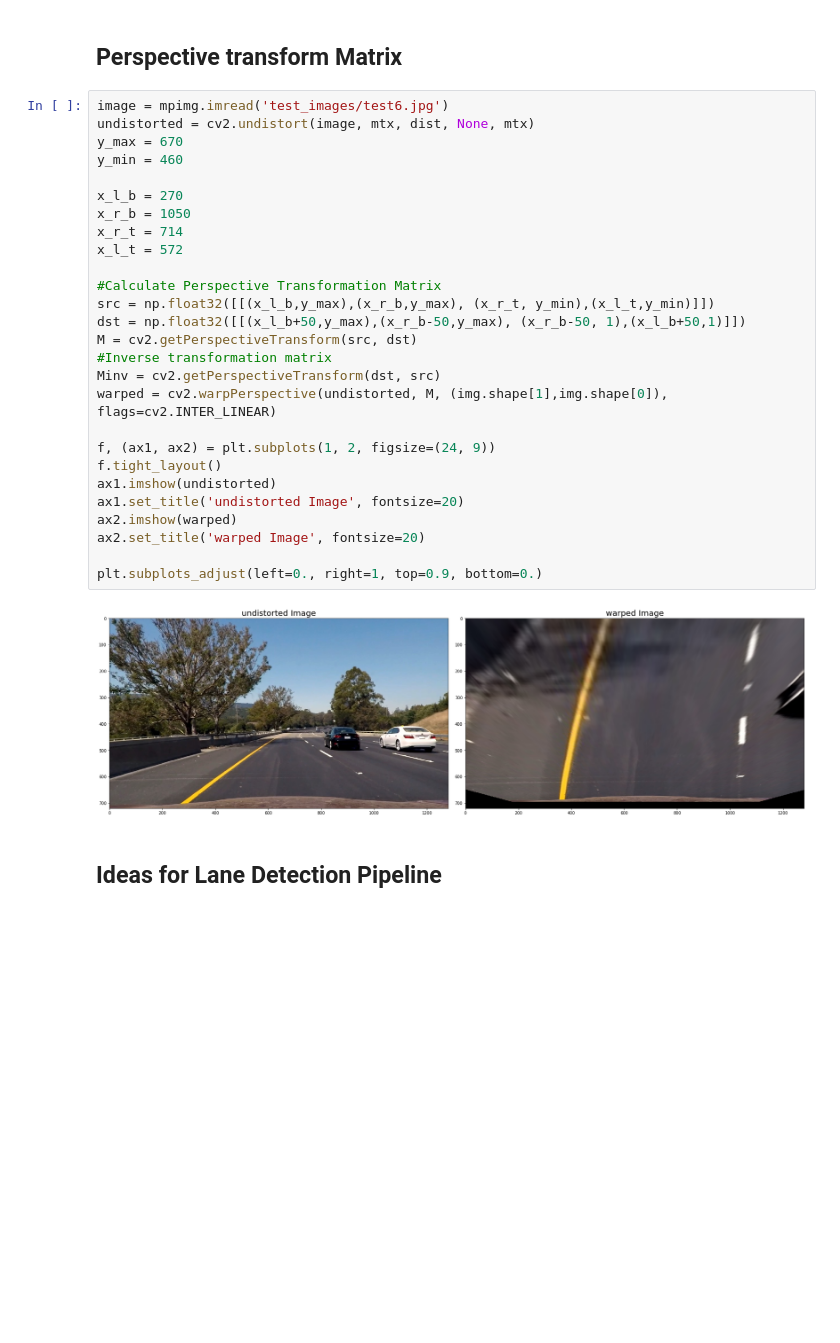
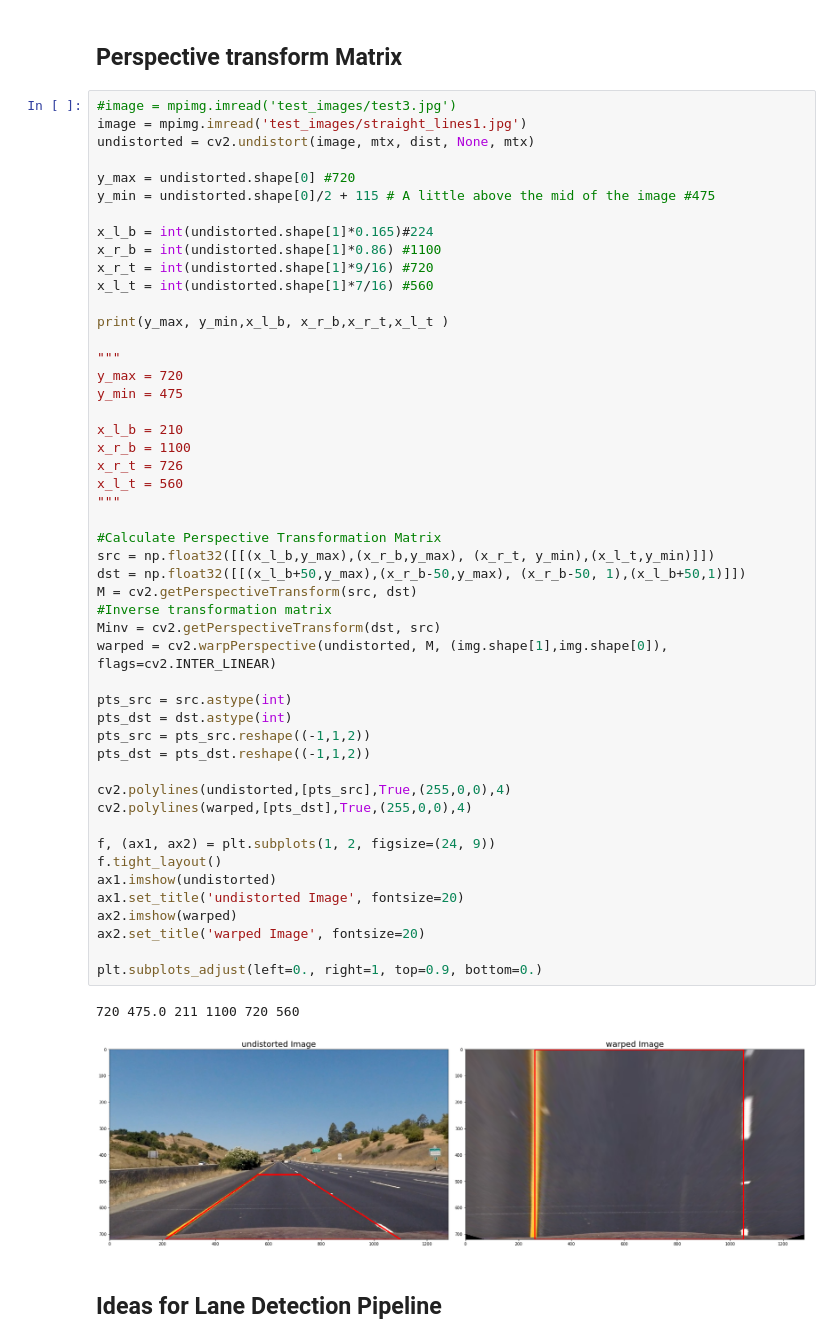
Before and after one commit to pkorivi/CarND-Advanced-Lane-Lines, a Jupyter notebook: lane_finding.ipynb, the cells around one changed output. Saved outputs shown, nothing was run; the diff lists cells and outputs as text; blank space fills up the shorter version.

```diff
--- a/lane_finding.ipynb
+++ b/lane_finding.ipynb
@@ -64,34 +64,57 @@ plt.subplots_adjust(left=0., right=1, top=0.9, bottom=0.)
 # %% [markdown]
 ## Perspective transform Matrix
 # %%
-image = mpimg.imread('test_images/test6.jpg')
+#image = mpimg.imread('test_images/test3.jpg')
+image = mpimg.imread('test_images/straight_lines1.jpg')
 undistorted = cv2.undistort(image, mtx, dist, None, mtx)
-y_max = 670
-y_min = 460
 
-x_l_b = 270
-x_r_b = 1050
-x_r_t = 714
-x_l_t = 572
+y_max = undistorted.shape[0] #720
+y_min = undistorted.shape[0]/2 + 115 # A little above the mid of the image #475
+
+x_l_b = int(undistorted.shape[1]*0.165)#224
+x_r_b = int(undistorted.shape[1]*0.86) #1100
+x_r_t = int(undistorted.shape[1]*9/16) #720
+x_l_t = int(undistorted.shape[1]*7/16) #560
+
+print(y_max, y_min,x_l_b, x_r_b,x_r_t,x_l_t )
+
+"""
+y_max = 720
+y_min = 475
+
+x_l_b = 210
+x_r_b = 1100
+x_r_t = 726
+x_l_t = 560
+"""
 
 #Calculate Perspective Transformation Matrix
 src = np.float32([[(x_l_b,y_max),(x_r_b,y_max), (x_r_t, y_min),(x_l_t,y_min)]])
 dst = np.float32([[(x_l_b+50,y_max),(x_r_b-50,y_max), (x_r_b-50, 1),(x_l_b+50,1)]])
 M = cv2.getPerspectiveTransform(src, dst)
 #Inverse transformation matrix
 Minv = cv2.getPerspectiveTransform(dst, src)
 warped = cv2.warpPerspective(undistorted, M, (img.shape[1],img.shape[0]), flags=cv2.INTER_LINEAR)
 
+pts_src = src.astype(int)
+pts_dst = dst.astype(int)
+pts_src = pts_src.reshape((-1,1,2))
+pts_dst = pts_dst.reshape((-1,1,2))
+
+cv2.polylines(undistorted,[pts_src],True,(255,0,0),4)
+cv2.polylines(warped,[pts_dst],True,(255,0,0),4)
+
 f, (ax1, ax2) = plt.subplots(1, 2, figsize=(24, 9))
 f.tight_layout()
 ax1.imshow(undistorted)
 ax1.set_title('undistorted Image', fontsize=20)
 ax2.imshow(warped)
 ax2.set_title('warped Image', fontsize=20)
 
 plt.subplots_adjust(left=0., right=1, top=0.9, bottom=0.)
 # %% [output]
+720 475.0 211 1100 720 560
-[figure, old version]
+[figure, new version]
 # %% [markdown]
 ## Ideas for Lane Detection Pipeline
 # %% [markdown]
```
Also changed, not shown: parts of 2 cells of this notebook.
